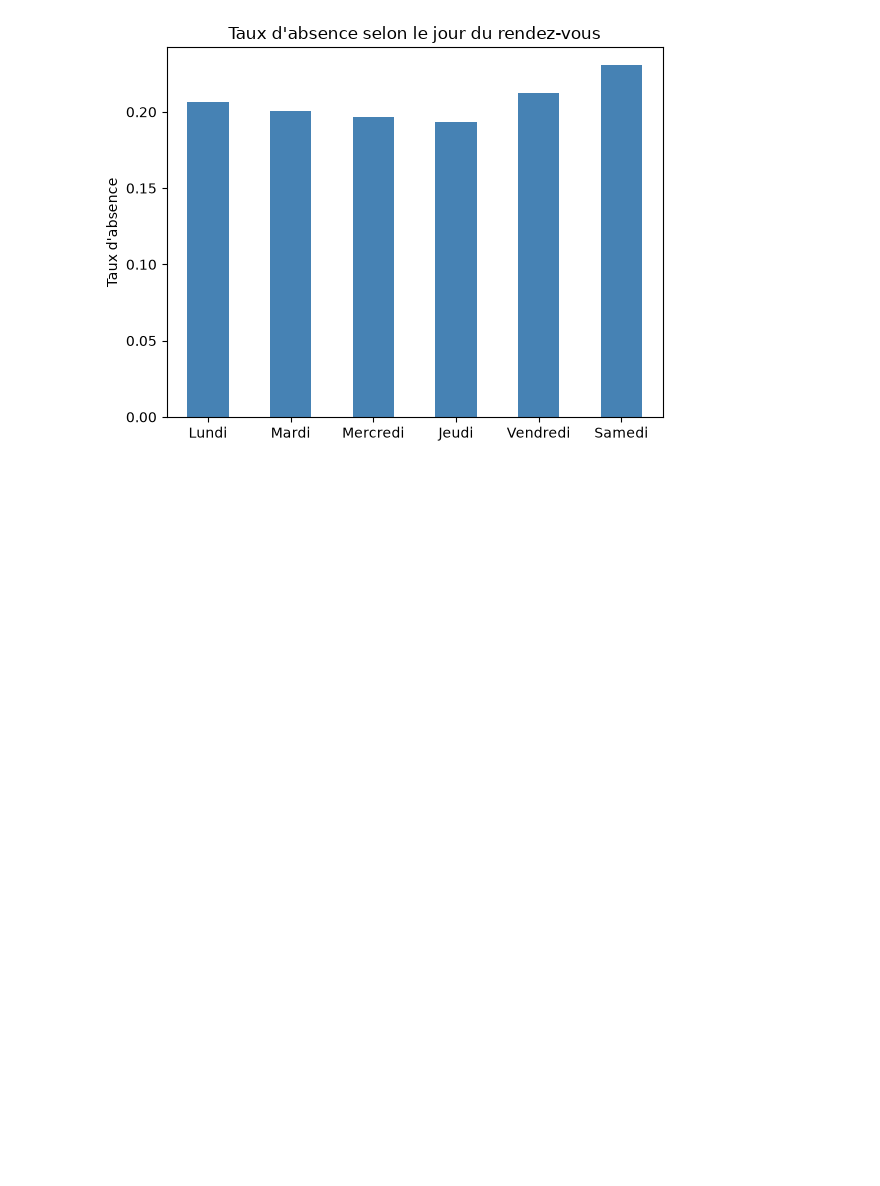
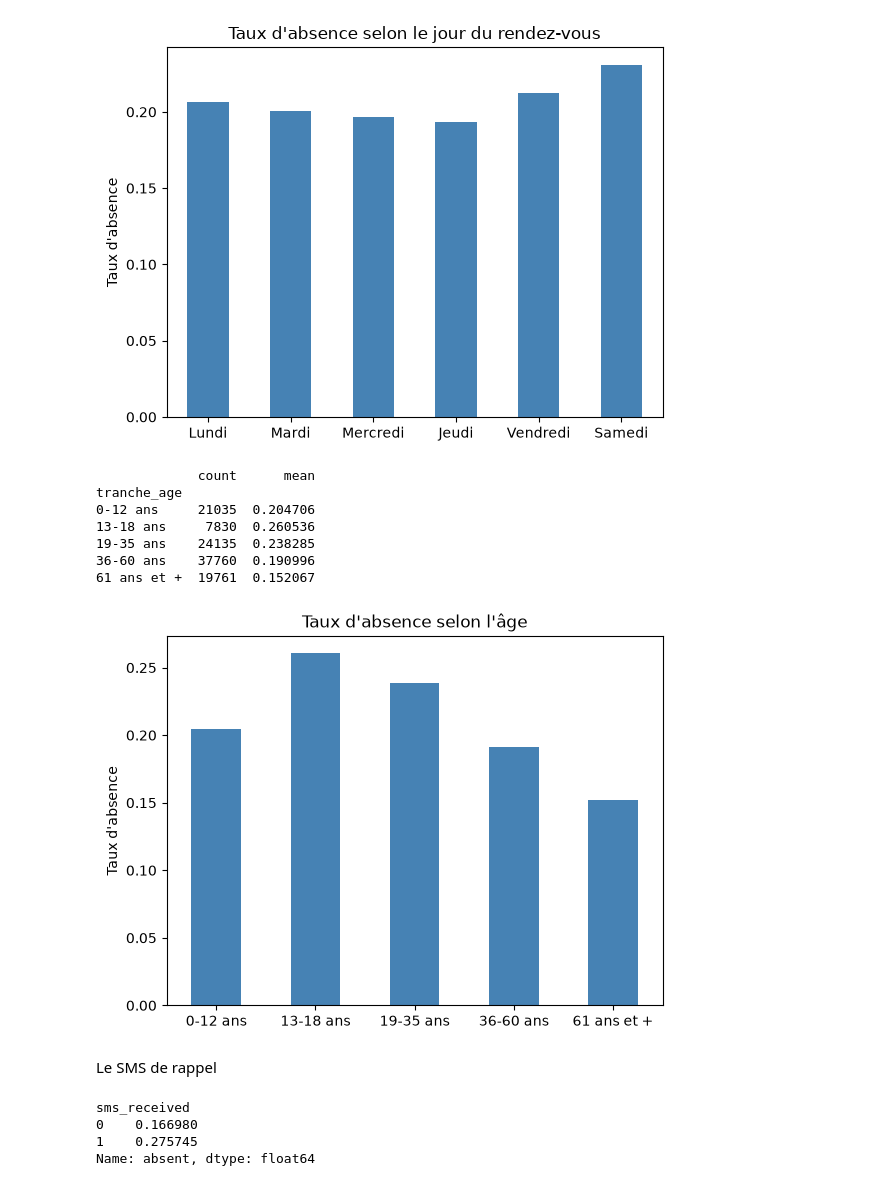
Before and after one commit to mirabejaoui/RdvSmart, a Jupyter notebook: notebooks/01_exploration.ipynb, the cells around one changed output. Drawn from its saved outputs; the diff is of its cells as text; code cells hidden in the pictures; blank space fills up the shorter version.

```diff
--- a/notebooks/01_exploration.ipynb
+++ b/notebooks/01_exploration.ipynb
@@ -181,3 +181,37 @@ Jeudi      17246      0.193494
 Vendredi   19019      0.212261
 Samedi        39      0.230769
 [figure]
+# %%
+#L'âge
+df["tranche_age"] = pd.cut(
+    df["age"],
+    bins=[-1, 12, 18, 35, 60, 120],
+    labels=["0-12 ans", "13-18 ans", "19-35 ans", "36-60 ans", "61 ans et +"]
+)
+taux_age = df.groupby("tranche_age", observed=True)["absent"].agg(["count", "mean"])
+print(taux_age)
+
+taux_age["mean"].plot(kind="bar", color="steelblue")
+plt.title("Taux d'absence selon l'âge")
+plt.ylabel("Taux d'absence")
+plt.xlabel("")
+plt.xticks(rotation=0)
+plt.show()
+# %% [output]
+             count      mean
+tranche_age
+0-12 ans     21035  0.204706
+13-18 ans     7830  0.260536
+19-35 ans    24135  0.238285
+36-60 ans    37760  0.190996
+61 ans et +  19761  0.152067
+[figure, added]
+# %% [markdown]
+Le SMS de rappel
+# %%
+df.groupby("sms_received")["absent"].mean()
+# %% [output]
+sms_received
+0    0.166980
+1    0.275745
+Name: absent, dtype: float64
```
Also changed, not shown: 14 other files.
